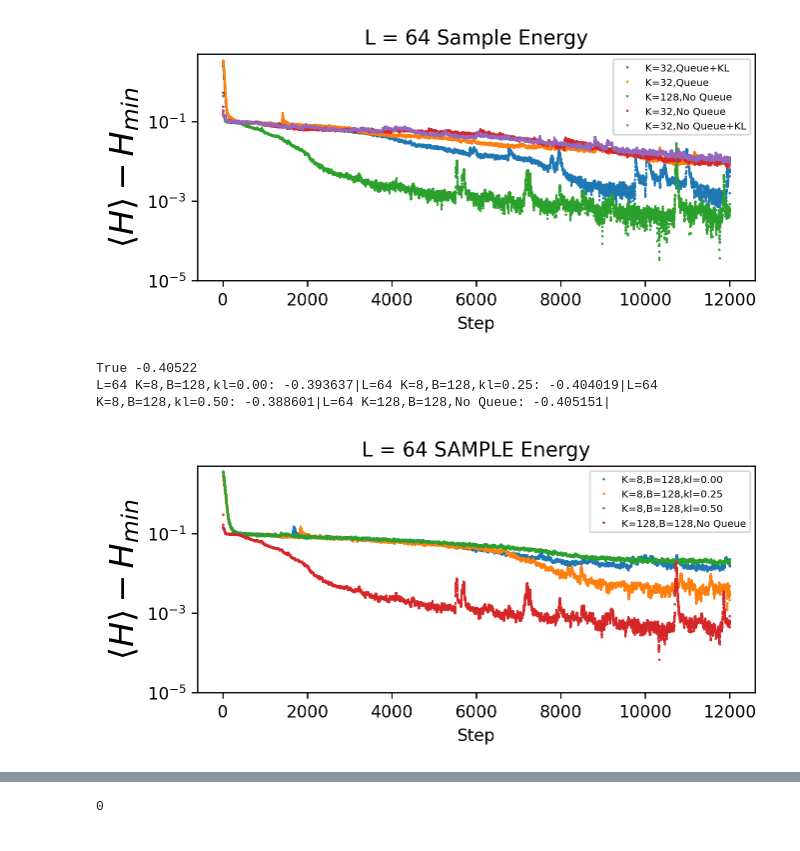
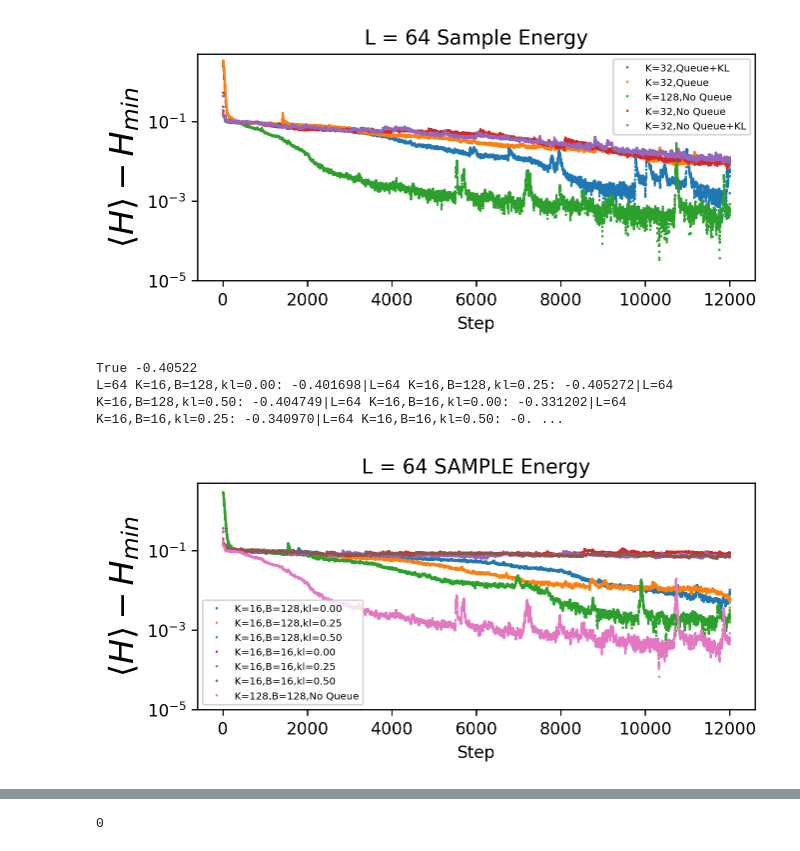
Before and after one commit to ksprague1/NN-QSR, a Jupyter notebook: Results.ipynb, the cells around one changed output, grey strips where cells are left out. Cells and saved outputs as stored; diff of their text form; code cells hidden in the pictures.

```diff
--- a/Results.ipynb
+++ b/Results.ipynb
@@ -195,20 +195,20 @@ L=64 K=32,Queue+KL: -0.404797|L=64 K=32,Queue: -0.398168|L=64 K=128,No Queue: -0
 # %%
 #p = getpaths("TF\\Rydberg",["64","C-Queue+KL"],alldir=True)
 #p = getpaths("TF\\Rydberg",["64","A-Queue"],alldir=True)
 #p = getpaths("TF\\Rydberg",["64","NoQ","B=32","128-A"],alldir=True)
 #p = getpaths("TF\\Rydberg",["64","NoQ","B=32","128-B"],alldir=True)
 #p[64]+=p2[64]+p3[64]
 #p[64]=p[64][::-1]
 
-p = getpaths("TF\\Rydberg",["kl","K=8"],alldir=False)
+p = getpaths("TF\\Rydberg",["kl","K=16"],alldir=False)
 p2 = getpaths("TF\\Rydberg",["64","NoQ","B=128"],alldir=False)
 p[64]+=p2[64]
 
 graphs(p,label_idx=[3,2,-1],err=False,smoothing=20,useTimes=False,metric="SAMPLE")
 # %% [output]
 True -0.40522
-L=64 K=8,B=128,kl=0.00: -0.393637|L=64 K=8,B=128,kl=0.25: -0.404019|L=64 K=8,B=128,kl=0.50: -0.388601|L=64 K=128,B=128,No Queue: -0.405151|
+L=64 K=16,B=128,kl=0.00: -0.401698|L=64 K=16,B=128,kl=0.25: -0.405272|L=64 K=16,B=128,kl=0.50: -0.404749|L=64 K=16,B=16,kl=0.00: -0.331202|L=64 K=16,B=16,kl=0.25: -0.340970|L=64 K=16,B=16,kl=0.50: -0. ...
-[figure, old version]
+[figure, new version]
 # %%
 p = getpaths("TF\\Rydberg",["64","NoQ","B=128"],alldir=False)
 p2 = getpaths("PTF\\Rydberg",["64","NoQ","B=128","Nh=128"],alldir=False)
```
Also changed, not shown: parts of 1 cell of this notebook, 2 other files.
